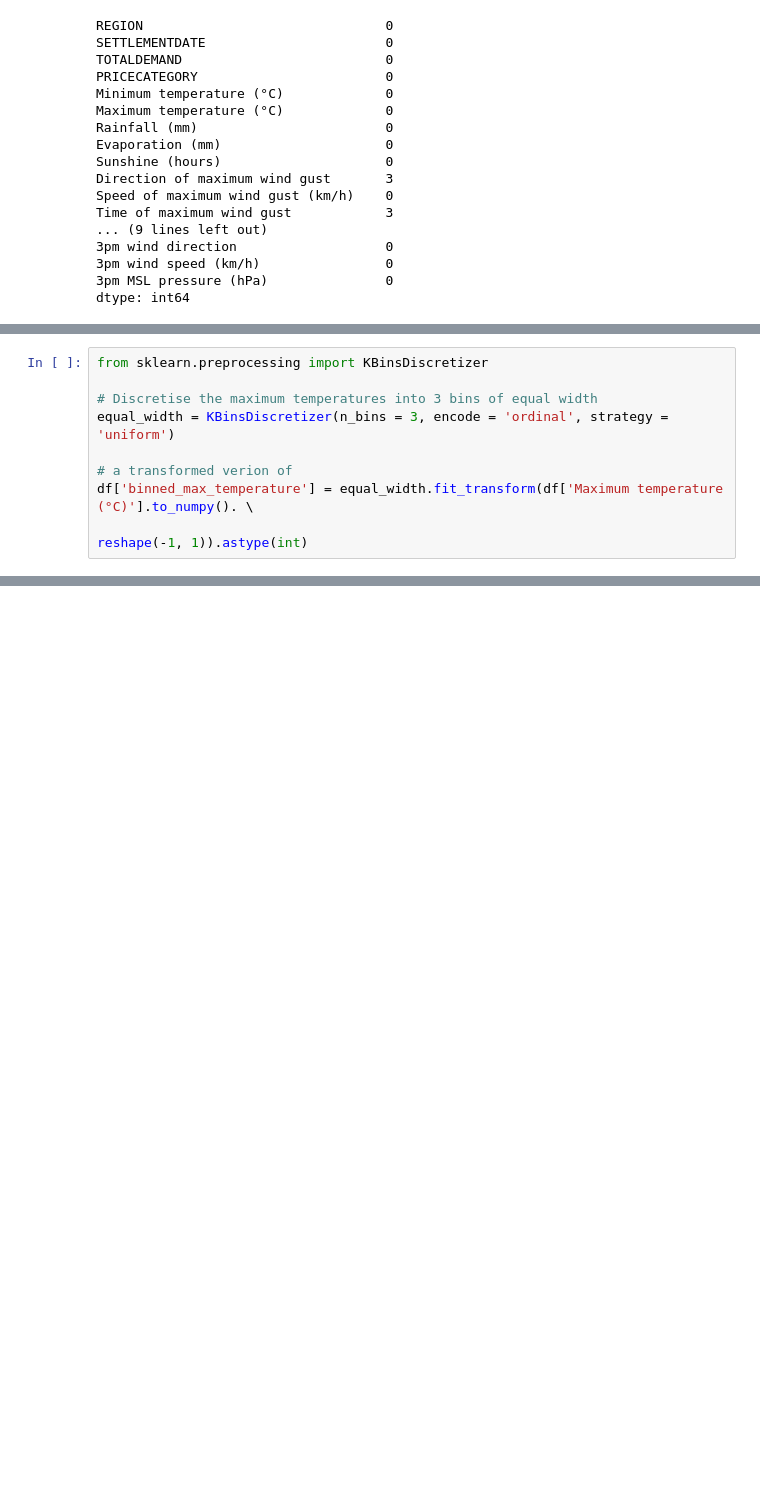
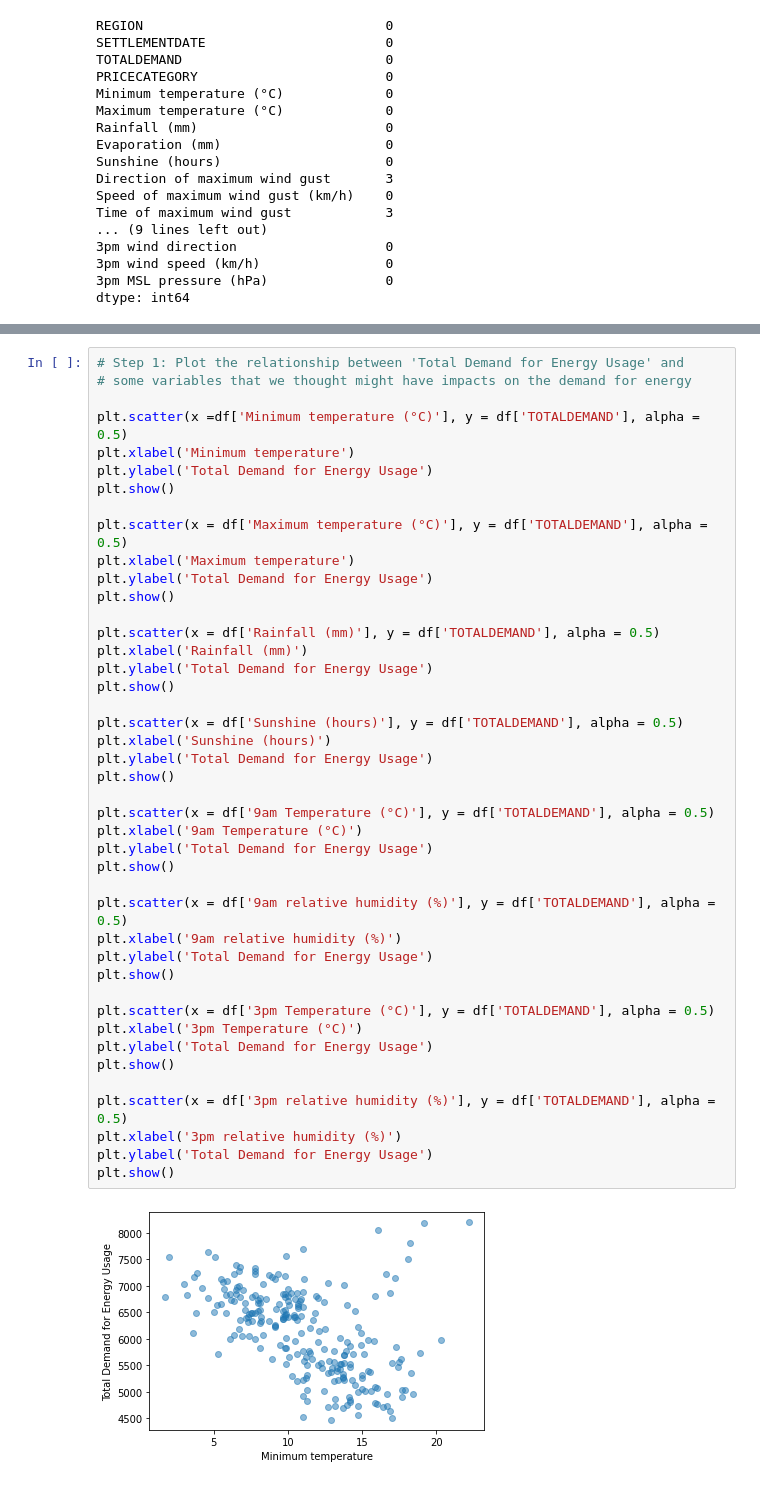
Before and after one commit to SebrinaX/Group8_Assignment2, a Jupyter notebook: Assignment 2 Group 8 Report.ipynb, the cells around one changed output, grey strips where cells are left out. Drawn from its saved outputs; the diff is of its cells as text; blank space fills up the shorter version.

```diff
--- a/Assignment 2 Group 8 Report.ipynb
+++ b/Assignment 2 Group 8 Report.ipynb
@@ -314,9 +146,0 @@ plt.show()
-# %%
-from sklearn.preprocessing import KBinsDiscretizer
-
-# Discretise the maximum temperatures into 3 bins of equal width
-equal_width = KBinsDiscretizer(n_bins = 3, encode = 'ordinal', strategy = 'uniform')
-
-# a transformed verion of
-df['binned_max_temperature'] = equal_width.fit_transform(df['Maximum temperature (°C)'].to_numpy(). \
-                                                                            reshape(-1, 1)).astype(int)
@@ -371,0 +149,45 @@ are most valuable for predicting energy usage/price?<b>
+# %%
+# Step 1: Plot the relationship between 'Total Demand for Energy Usage' and
+# some variables that we thought might have impacts on the demand for energy
+
+plt.scatter(x =df['Minimum temperature (°C)'], y = df['TOTALDEMAND'], alpha = 0.5)
+plt.xlabel('Minimum temperature')
+plt.ylabel('Total Demand for Energy Usage')
+plt.show()
+
+plt.scatter(x = df['Maximum temperature (°C)'], y = df['TOTALDEMAND'], alpha = 0.5)
+plt.xlabel('Maximum temperature')
+plt.ylabel('Total Demand for Energy Usage')
+plt.show()
+
+plt.scatter(x = df['Rainfall (mm)'], y = df['TOTALDEMAND'], alpha = 0.5)
+plt.xlabel('Rainfall (mm)')
+plt.ylabel('Total Demand for Energy Usage')
+plt.show()
+
+plt.scatter(x = df['Sunshine (hours)'], y = df['TOTALDEMAND'], alpha = 0.5)
+plt.xlabel('Sunshine (hours)')
+plt.ylabel('Total Demand for Energy Usage')
+plt.show()
+
+plt.scatter(x = df['9am Temperature (°C)'], y = df['TOTALDEMAND'], alpha = 0.5)
+plt.xlabel('9am Temperature (°C)')
+plt.ylabel('Total Demand for Energy Usage')
+plt.show()
+
+plt.scatter(x = df['9am relative humidity (%)'], y = df['TOTALDEMAND'], alpha = 0.5)
+plt.xlabel('9am relative humidity (%)')
+plt.ylabel('Total Demand for Energy Usage')
+plt.show()
+
+plt.scatter(x = df['3pm Temperature (°C)'], y = df['TOTALDEMAND'], alpha = 0.5)
+plt.xlabel('3pm Temperature (°C)')
+plt.ylabel('Total Demand for Energy Usage')
+plt.show()
+
+plt.scatter(x = df['3pm relative humidity (%)'], y = df['TOTALDEMAND'], alpha = 0.5)
+plt.xlabel('3pm relative humidity (%)')
+plt.ylabel('Total Demand for Energy Usage')
+plt.show()
+# %% [output]
+[figure, added]
```
Also changed, not shown: parts of 68 cells of this notebook, 4 other files.
